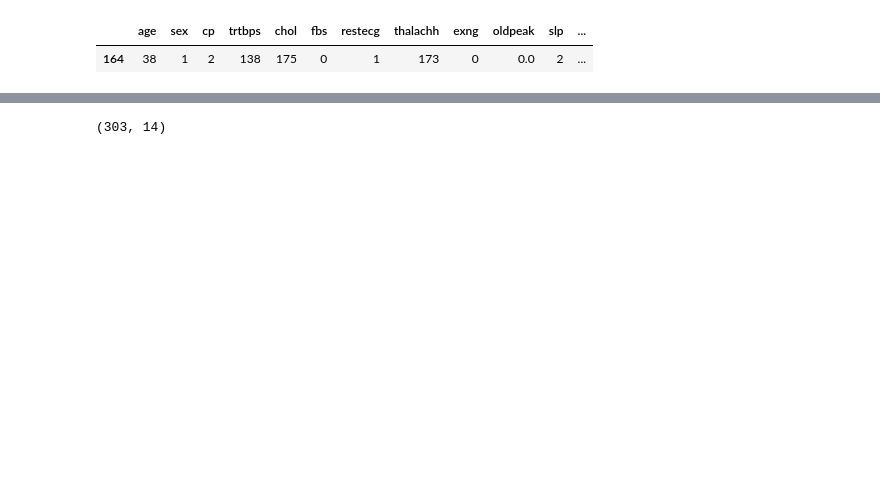
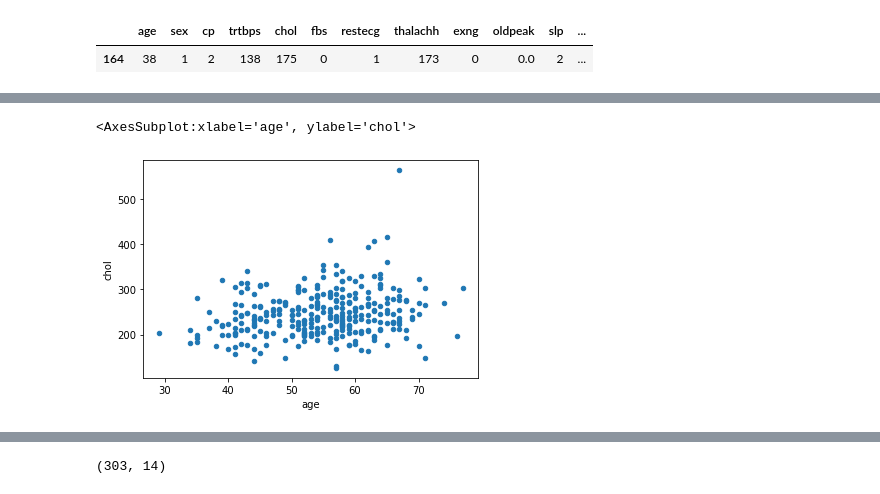
Before and after one commit to janikvonrotz/python.casa, a Jupyter notebook: topic-8/ExerciseNotebook.ipynb, the cells around one changed output, grey strips where cells are left out. Drawn from its saved outputs; the diff is of its cells as text; code cells hidden in the pictures; blank space fills up the shorter version.

```diff
--- a/topic-8/ExerciseNotebook.ipynb
+++ b/topic-8/ExerciseNotebook.ipynb
@@ -243,0 +308,5 @@ df.plot()
+# %%
+df.plot.scatter(x="age", y="chol")
+# %% [output]
+<AxesSubplot:xlabel='age', ylabel='chol'>
+[figure, added]
```
Also changed, not shown: parts of 104 cells of this notebook, 2 other files.
